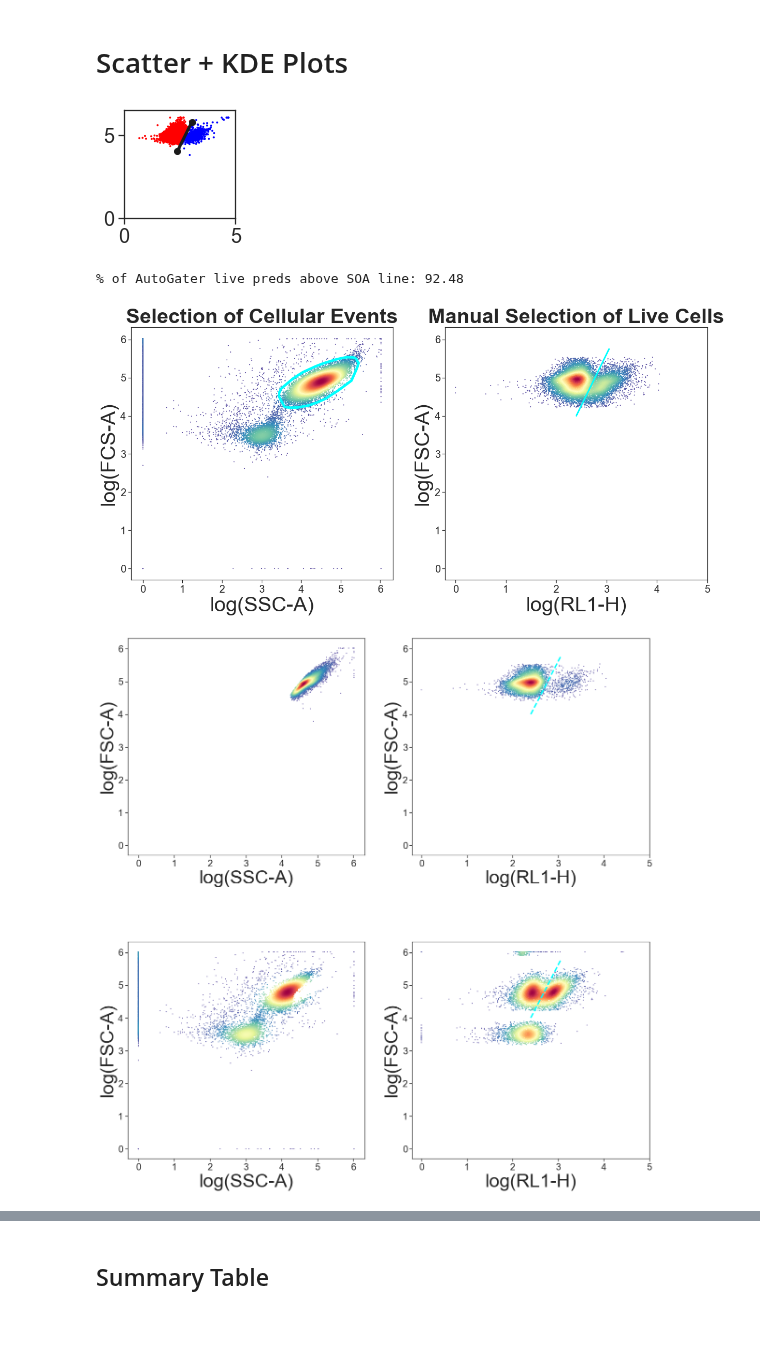
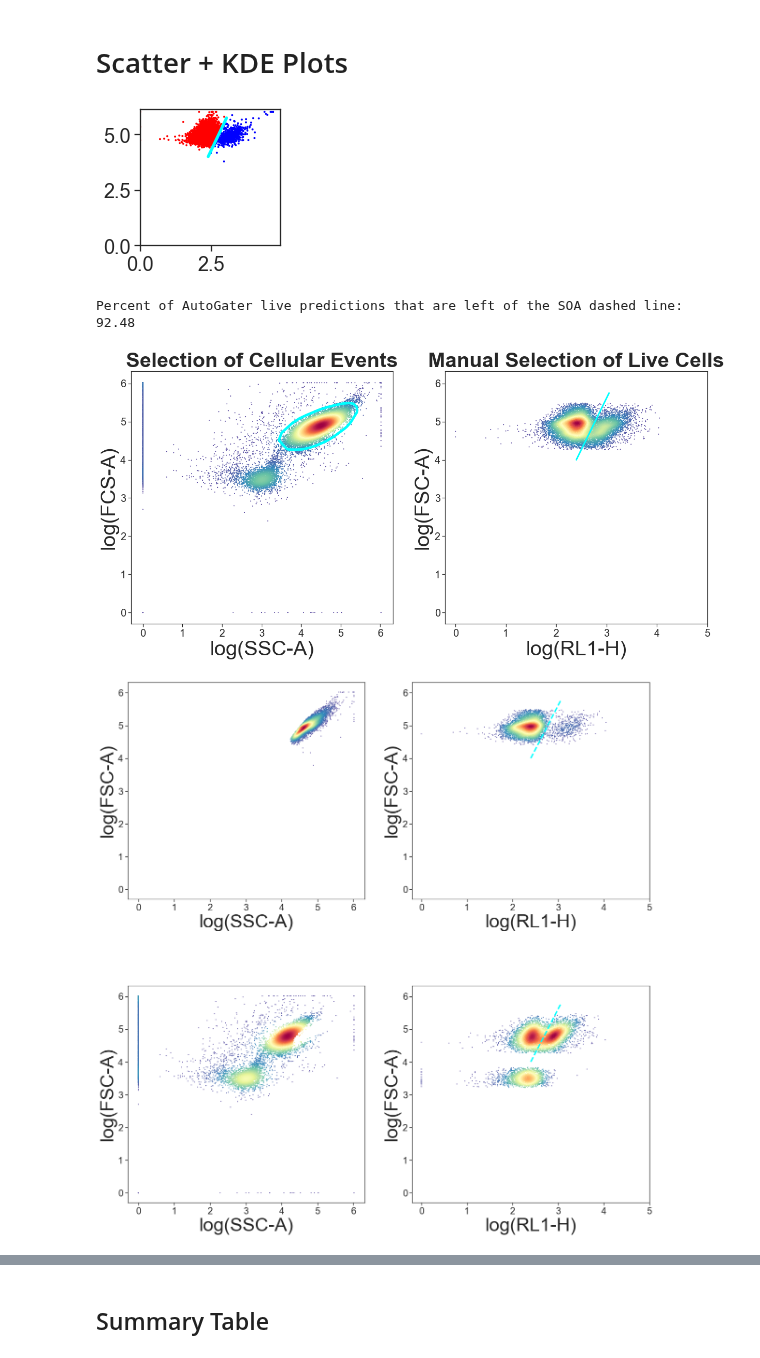
Before and after one commit to SD2E/pysd2cat, a Jupyter notebook: src/pysd2cat/analysis/live_dead_pipeline/Final Plots - Strateos - Whitepaper Only.ipynb, the cells around one changed output, grey strips where cells are left out. Saved outputs shown, nothing was run; the diff lists cells and outputs as text; code cells hidden in the pictures; blank space fills up the shorter version.

```diff
--- a/src/pysd2cat/analysis/live_dead_pipeline/Final Plots - Strateos - Whitepaper Only.ipynb
+++ b/src/pysd2cat/analysis/live_dead_pipeline/Final Plots - Strateos - Whitepaper Only.ipynb
@@ -148,13 +150,17 @@ conc_df_all = get_conc_df_with_kde_values(info_strateos_stained_morph,
+# %%
+point_1_that_defines_line=(2.4, 4)
+point_2_that_defines_line=(3.05, 5.75)
 # %% [markdown]
 # Scatter + KDE Plots
 # %%
 %matplotlib inline
-kde_df, kde_df_sub = kde_scatter(conc_df_all, cc="RL1-H", logged=True, subset_ratio=0.85,
-                                 point_on_line_1=(2.4, 4), point_on_line_2=(3.05, 5.75),
-                                 cmap="Spectral_r", pred_col="nn_preds",
-                                 pred_display_type="scatter_density")
+kde_df = kde_scatter(conc_df_all, cc="RL1-H", logged=True,
+                     fraction_of_points_based_on_kde=0.9,
+                     point_1_that_defines_line=point_1_that_defines_line,
+                     point_2_that_defines_line=point_2_that_defines_line,
+                     cmap="Spectral_r", pred_col="nn_preds")
 # %% [output]
-[figure, old version]
+[figure, new version]
-% of AutoGater live preds above SOA line: 92.48
+Percent of AutoGater live predictions that are left of the SOA dashed line: 92.48
 [figure]
-[figure, old version]
+[figure, new version]
```
Also changed, not shown: parts of 6 cells of this notebook, 2 other files.
